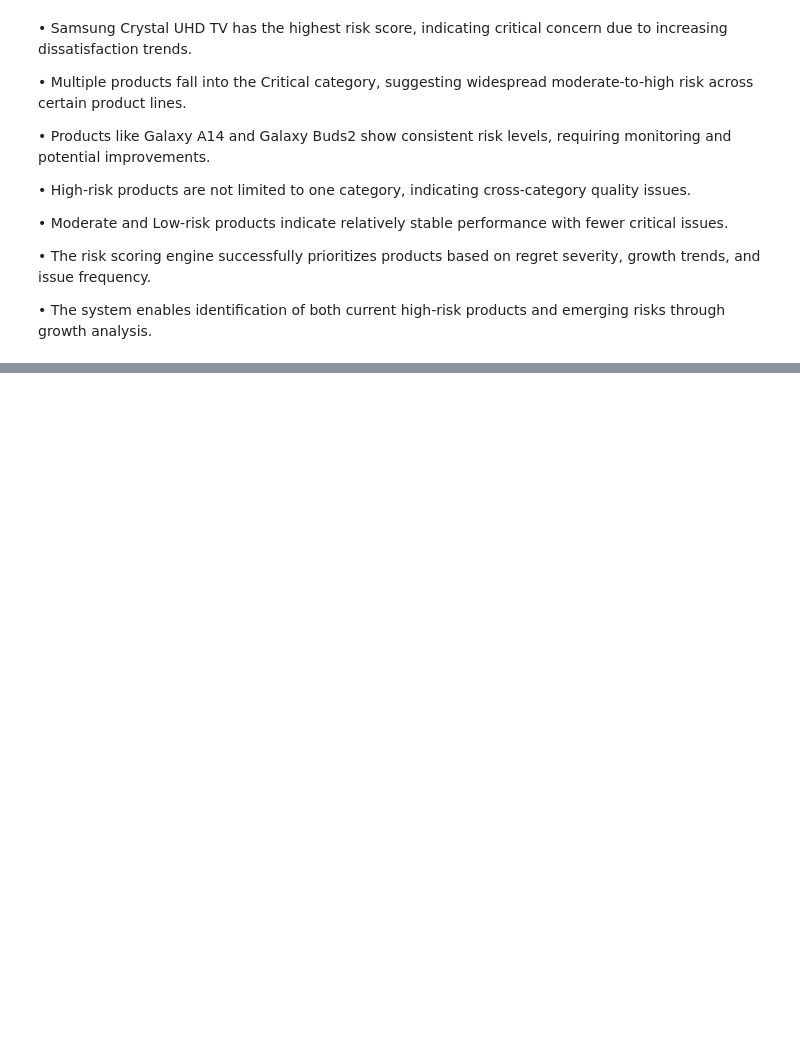
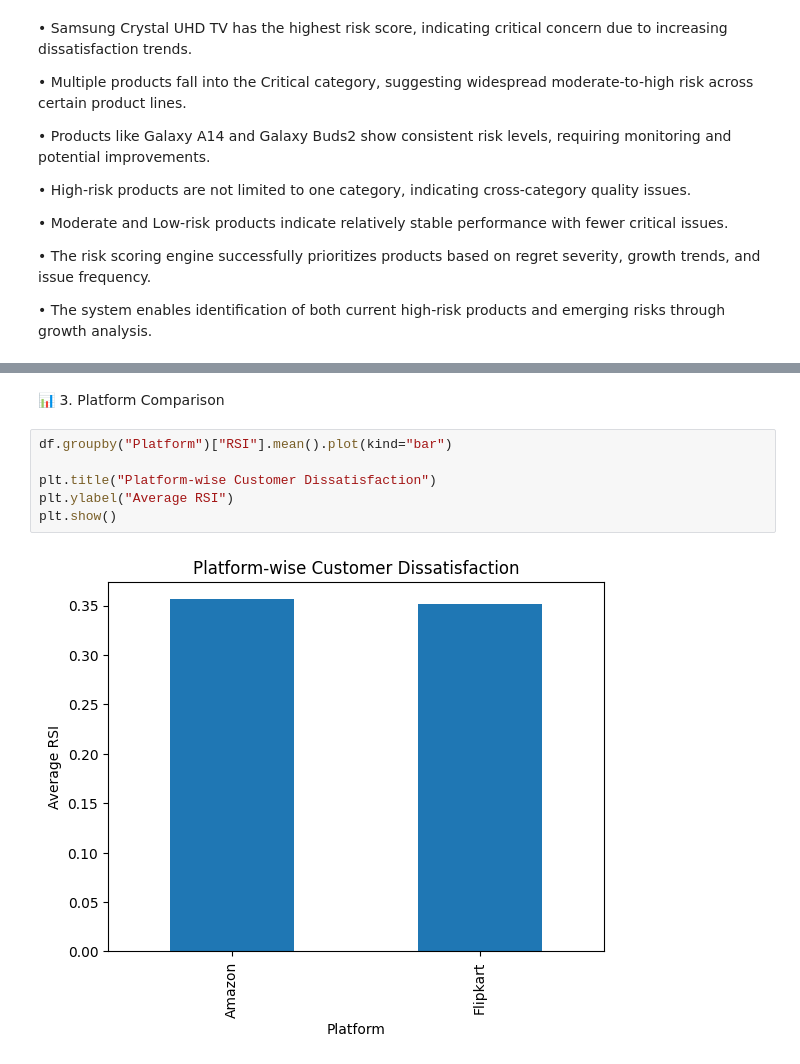
Before and after one commit to Nithin1138/Samsung-Regret-Intelligence-System, a Jupyter notebook: notebooks/05_analysis.ipynb, the cells around one changed output, grey strips where cells are left out. Cells and saved outputs as stored; diff of their text form; blank space fills up the shorter version.

```diff
--- a/notebooks/05_analysis.ipynb
+++ b/notebooks/05_analysis.ipynb
@@ -498,0 +527,10 @@ risk_df.sort_values(by="Risk_Score", ascending=False).head(10).plot(
+# %% [markdown]
+📊 3. Platform Comparison
+# %%
+df.groupby("Platform")["RSI"].mean().plot(kind="bar")
+
+plt.title("Platform-wise Customer Dissatisfaction")
+plt.ylabel("Average RSI")
+plt.show()
+# %% [output]
+[figure, added]
```
Also changed, not shown: parts of 11 cells of this notebook, 2 other files.
